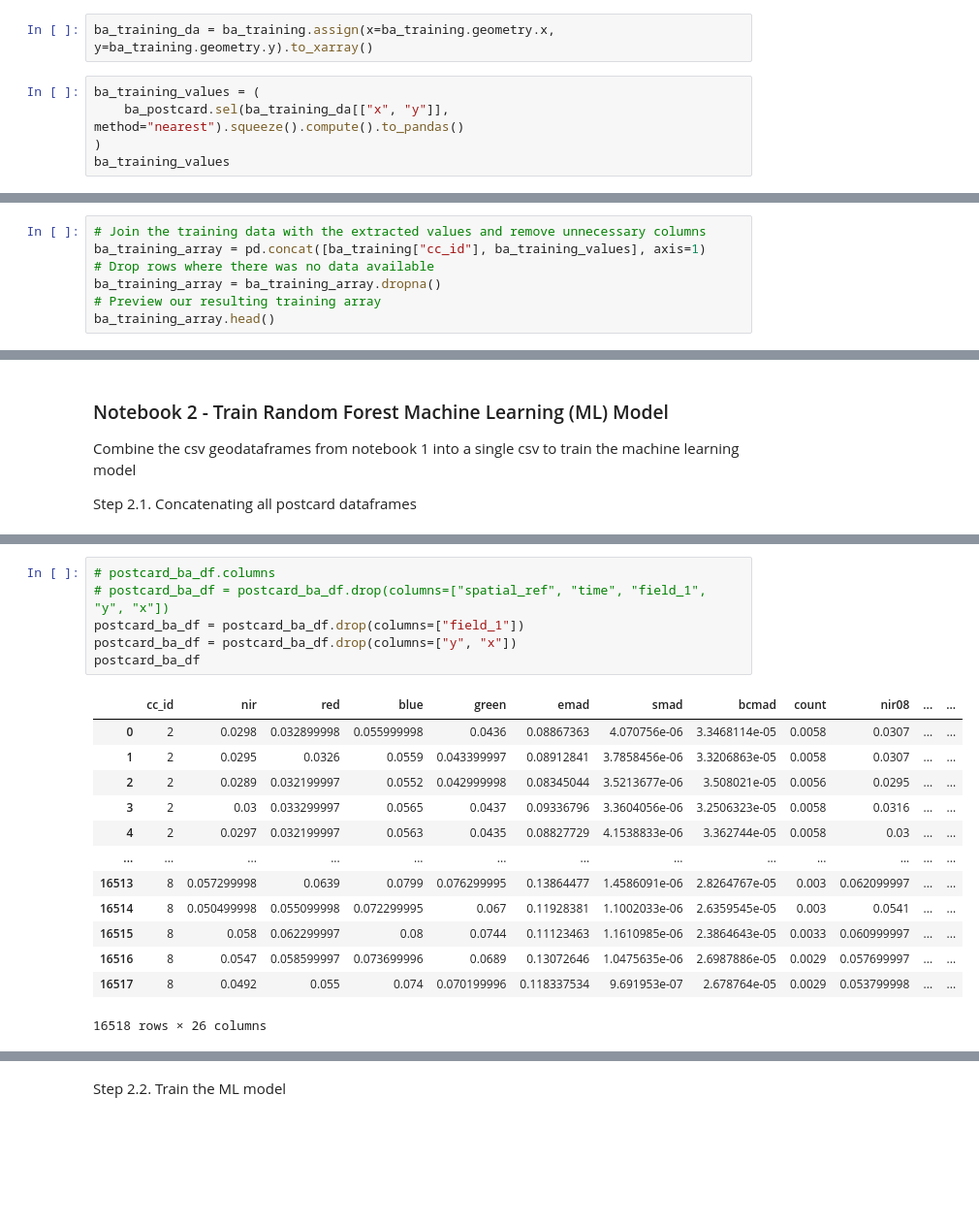
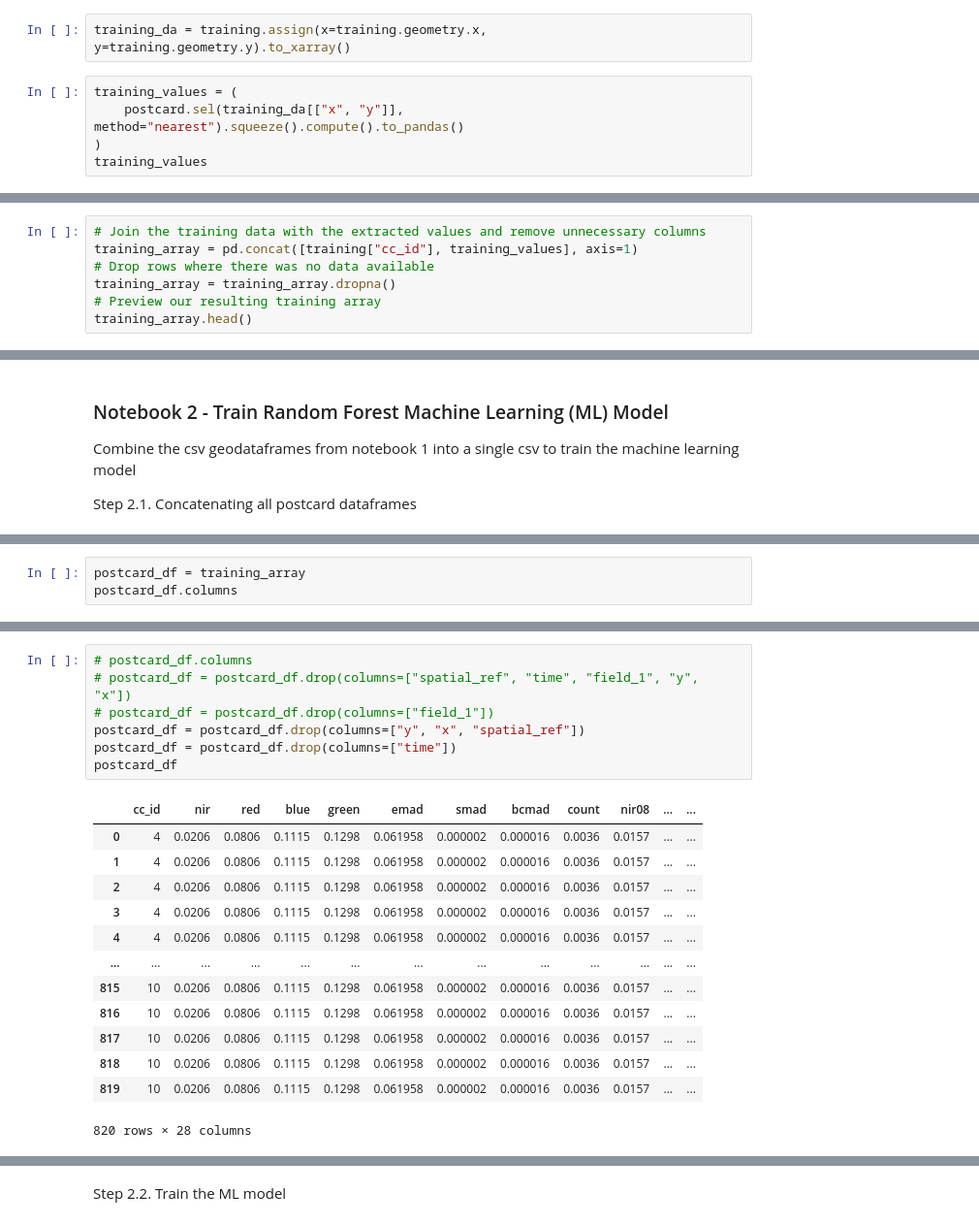
Before and after one commit to digitalearthpacific/dep-seagrass, a Jupyter notebook: classification/3-combined-workflow-joined-test-data-rf-22042025.ipynb, the cells around one changed output, grey strips where cells are left out. Shown: that part at 97% size. Drawn from its saved outputs; the diff is of its cells as text; blank space fills up the shorter version.

```diff
--- a/classification/3-combined-workflow-joined-test-data-rf-22042025.ipynb
+++ b/classification/3-combined-workflow-joined-test-data-rf-22042025.ipynb
@@ -144,12 +180,12 @@ ba_training
 | 819 | 10 | land | POINT (-303153.989 -1059418.015) |
 820 rows × 3 columns
 # %%
-ba_training_da = ba_training.assign(x=ba_training.geometry.x, y=ba_training.geometry.y).to_xarray()
+training_da = training.assign(x=training.geometry.x, y=training.geometry.y).to_xarray()
 # %%
-ba_training_values = (
-    ba_postcard.sel(ba_training_da[["x", "y"]], method="nearest").squeeze().compute().to_pandas()
+training_values = (
+    postcard.sel(training_da[["x", "y"]], method="nearest").squeeze().compute().to_pandas()
 )
-ba_training_values
+training_values
 # %% [output]
 |  | nir | red | blue | green | emad | smad | bcmad | count | nir08 | nir09 | ... | ... |
 | index |  |  |  |  |  |  |  |  |  |  |  | ... |
@@ -168,10 +204,10 @@ ba_training_values
 # %%
 # Join the training data with the extracted values and remove unnecessary columns
-ba_training_array = pd.concat([ba_training["cc_id"], ba_training_values], axis=1)
+training_array = pd.concat([training["cc_id"], training_values], axis=1)
 # Drop rows where there was no data available
-ba_training_array = ba_training_array.dropna()
+training_array = training_array.dropna()
 # Preview our resulting training array
-ba_training_array.head()
+training_array.head()
 # %% [output]
 |  | cc_id | nir | red | blue | green | emad | smad | bcmad | count | nir08 | ... | ... |
 | 0 | 4 | 0.0206 | 0.0806 | 0.1115 | 0.1298 | 0.061958 | 0.000002 | 0.000016 | 0.0036 | 0.0157 | ... | ... |
@@ -217,0 +230,3 @@ Index(['field_1', 'cc_id', 'nir', 'red', 'blue', 'green', 'emad', 'smad',
+# %%
+postcard_df = training_array
+postcard_df.columns
@@ -218,20 +249,21 @@ Index(['field_1', 'cc_id', 'nir', 'red', 'blue', 'green', 'emad', 'smad',
 # %%
-# postcard_ba_df.columns
-# postcard_ba_df = postcard_ba_df.drop(columns=["spatial_ref", "time", "field_1", "y", "x"])
-postcard_ba_df = postcard_ba_df.drop(columns=["field_1"])
-postcard_ba_df = postcard_ba_df.drop(columns=["y", "x"])
-postcard_ba_df
+# postcard_df.columns
+# postcard_df = postcard_df.drop(columns=["spatial_ref", "time", "field_1", "y", "x"])
+# postcard_df = postcard_df.drop(columns=["field_1"])
+postcard_df = postcard_df.drop(columns=["y", "x", "spatial_ref"])
+postcard_df = postcard_df.drop(columns=["time"])
+postcard_df
 # %% [output]
 |  | cc_id | nir | red | blue | green | emad | smad | bcmad | count | nir08 | ... | ... |
-| 0 | 2 | 0.0298 | 0.032899998 | 0.055999998 | 0.0436 | 0.08867363 | 4.070756e-06 | 3.3468114e-05 | 0.0058 | 0.0307 | ... | ... |
-| 1 | 2 | 0.0295 | 0.0326 | 0.0559 | 0.043399997 | 0.08912841 | 3.7858456e-06 | 3.3206863e-05 | 0.0058 | 0.0307 | ... | ... |
-| 2 | 2 | 0.0289 | 0.032199997 | 0.0552 | 0.042999998 | 0.08345044 | 3.5213677e-06 | 3.508021e-05 | 0.0056 | 0.0295 | ... | ... |
-| 3 | 2 | 0.03 | 0.033299997 | 0.0565 | 0.0437 | 0.09336796 | 3.3604056e-06 | 3.2506323e-05 | 0.0058 | 0.0316 | ... | ... |
-| 4 | 2 | 0.0297 | 0.032199997 | 0.0563 | 0.0435 | 0.08827729 | 4.1538833e-06 | 3.362744e-05 | 0.0058 | 0.03 | ... | ... |
+| 0 | 4 | 0.0206 | 0.0806 | 0.1115 | 0.1298 | 0.061958 | 0.000002 | 0.000016 | 0.0036 | 0.0157 | ... | ... |
+| 1 | 4 | 0.0206 | 0.0806 | 0.1115 | 0.1298 | 0.061958 | 0.000002 | 0.000016 | 0.0036 | 0.0157 | ... | ... |
+| 2 | 4 | 0.0206 | 0.0806 | 0.1115 | 0.1298 | 0.061958 | 0.000002 | 0.000016 | 0.0036 | 0.0157 | ... | ... |
+| 3 | 4 | 0.0206 | 0.0806 | 0.1115 | 0.1298 | 0.061958 | 0.000002 | 0.000016 | 0.0036 | 0.0157 | ... | ... |
+| 4 | 4 | 0.0206 | 0.0806 | 0.1115 | 0.1298 | 0.061958 | 0.000002 | 0.000016 | 0.0036 | 0.0157 | ... | ... |
 | ... | ... | ... | ... | ... | ... | ... | ... | ... | ... | ... | ... | ... |
-| 16513 | 8 | 0.057299998 | 0.0639 | 0.0799 | 0.076299995 | 0.13864477 | 1.4586091e-06 | 2.8264767e-05 | 0.003 | 0.062099997 | ... | ... |
-| 16514 | 8 | 0.050499998 | 0.055099998 | 0.072299995 | 0.067 | 0.11928381 | 1.1002033e-06 | 2.6359545e-05 | 0.003 | 0.0541 | ... | ... |
-| 16515 | 8 | 0.058 | 0.062299997 | 0.08 | 0.0744 | 0.11123463 | 1.1610985e-06 | 2.3864643e-05 | 0.0033 | 0.060999997 | ... | ... |
-| 16516 | 8 | 0.0547 | 0.058599997 | 0.073699996 | 0.0689 | 0.13072646 | 1.0475635e-06 | 2.6987886e-05 | 0.0029 | 0.057699997 | ... | ... |
-| 16517 | 8 | 0.0492 | 0.055 | 0.074 | 0.070199996 | 0.118337534 | 9.691953e-07 | 2.678764e-05 | 0.0029 | 0.053799998 | ... | ... |
+| 815 | 10 | 0.0206 | 0.0806 | 0.1115 | 0.1298 | 0.061958 | 0.000002 | 0.000016 | 0.0036 | 0.0157 | ... | ... |
+| 816 | 10 | 0.0206 | 0.0806 | 0.1115 | 0.1298 | 0.061958 | 0.000002 | 0.000016 | 0.0036 | 0.0157 | ... | ... |
+| 817 | 10 | 0.0206 | 0.0806 | 0.1115 | 0.1298 | 0.061958 | 0.000002 | 0.000016 | 0.0036 | 0.0157 | ... | ... |
+| 818 | 10 | 0.0206 | 0.0806 | 0.1115 | 0.1298 | 0.061958 | 0.000002 | 0.000016 | 0.0036 | 0.0157 | ... | ... |
+| 819 | 10 | 0.0206 | 0.0806 | 0.1115 | 0.1298 | 0.061958 | 0.000002 | 0.000016 | 0.0036 | 0.0157 | ... | ... |
-16518 rows × 26 columns
+820 rows × 28 columns
```
Also changed, not shown: parts of 34 cells of this notebook, 11 other files.
